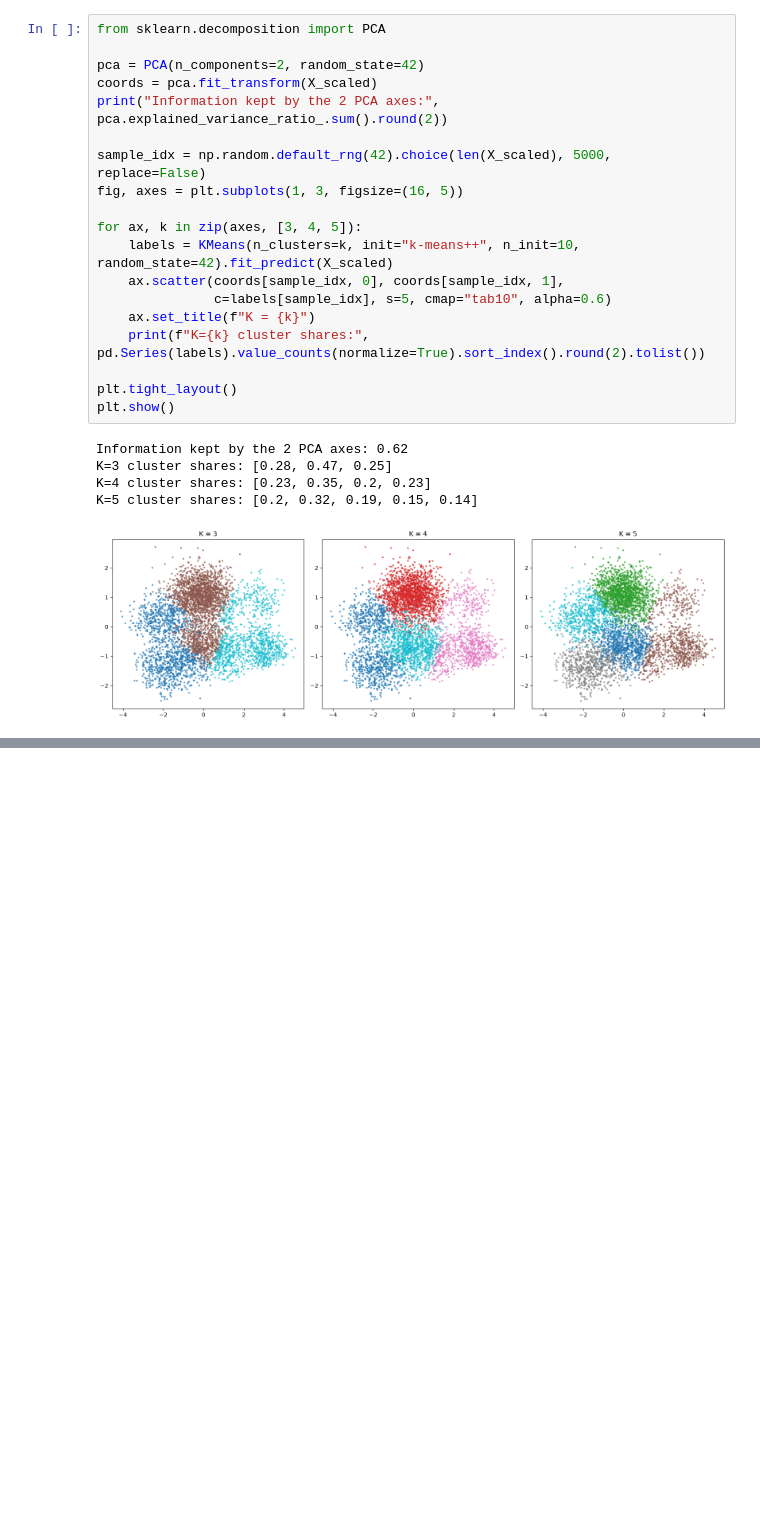
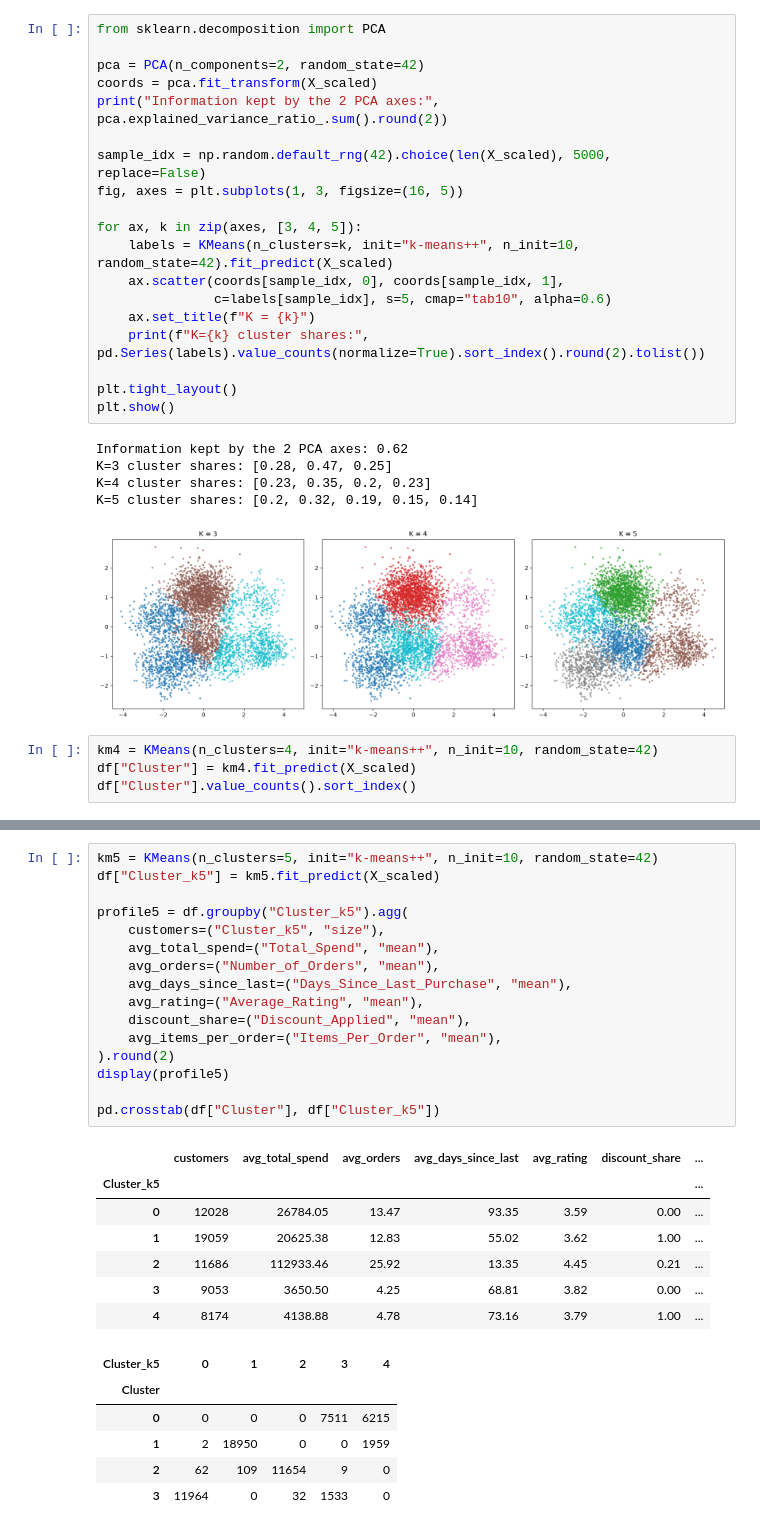
Before and after one commit to Jiya-D/CustomerIQ, a Jupyter notebook: notebooks/03_choosing_k.ipynb, the cells around one changed output, grey strips where cells are left out. Drawn from its saved outputs; the diff is of its cells as text; blank space fills up the shorter version.

```diff
--- a/notebooks/03_choosing_k.ipynb
+++ b/notebooks/03_choosing_k.ipynb
@@ -98,3 +98,7 @@ K=3 cluster shares: [0.28, 0.47, 0.25]
 K=4 cluster shares: [0.23, 0.35, 0.2, 0.23]
 K=5 cluster shares: [0.2, 0.32, 0.19, 0.15, 0.14]
 [figure]
+# %%
+km4 = KMeans(n_clusters=4, init="k-means++", n_init=10, random_state=42)
+df["Cluster"] = km4.fit_predict(X_scaled)
+df["Cluster"].value_counts().sort_index()
@@ -100,0 +134,30 @@ K=5 cluster shares: [0.2, 0.32, 0.19, 0.15, 0.14]
+# %%
+km5 = KMeans(n_clusters=5, init="k-means++", n_init=10, random_state=42)
+df["Cluster_k5"] = km5.fit_predict(X_scaled)
+
+profile5 = df.groupby("Cluster_k5").agg(
+    customers=("Cluster_k5", "size"),
+    avg_total_spend=("Total_Spend", "mean"),
+    avg_orders=("Number_of_Orders", "mean"),
+    avg_days_since_last=("Days_Since_Last_Purchase", "mean"),
+    avg_rating=("Average_Rating", "mean"),
+    discount_share=("Discount_Applied", "mean"),
+    avg_items_per_order=("Items_Per_Order", "mean"),
+).round(2)
+display(profile5)
+
+pd.crosstab(df["Cluster"], df["Cluster_k5"])
+# %% [output]
+|  | customers | avg_total_spend | avg_orders | avg_days_since_last | avg_rating | discount_share | ... |
+| Cluster_k5 |  |  |  |  |  |  | ... |
+| 0 | 12028 | 26784.05 | 13.47 | 93.35 | 3.59 | 0.00 | ... |
+| 1 | 19059 | 20625.38 | 12.83 | 55.02 | 3.62 | 1.00 | ... |
+| 2 | 11686 | 112933.46 | 25.92 | 13.35 | 4.45 | 0.21 | ... |
+| 3 | 9053 | 3650.50 | 4.25 | 68.81 | 3.82 | 0.00 | ... |
+| 4 | 8174 | 4138.88 | 4.78 | 73.16 | 3.79 | 1.00 | ... |
+| Cluster_k5 | 0 | 1 | 2 | 3 | 4 |
+| Cluster |  |  |  |  |  |
+| 0 | 0 | 0 | 0 | 7511 | 6215 |
+| 1 | 2 | 18950 | 0 | 0 | 1959 |
+| 2 | 62 | 109 | 11654 | 9 | 0 |
+| 3 | 11964 | 0 | 32 | 1533 | 0 |
```
Also changed, not shown: parts of 5 cells of this notebook, 1 other file.
